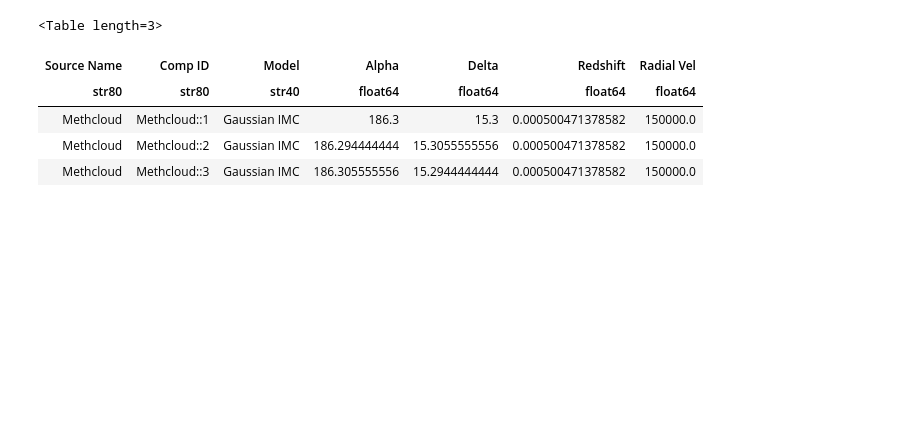
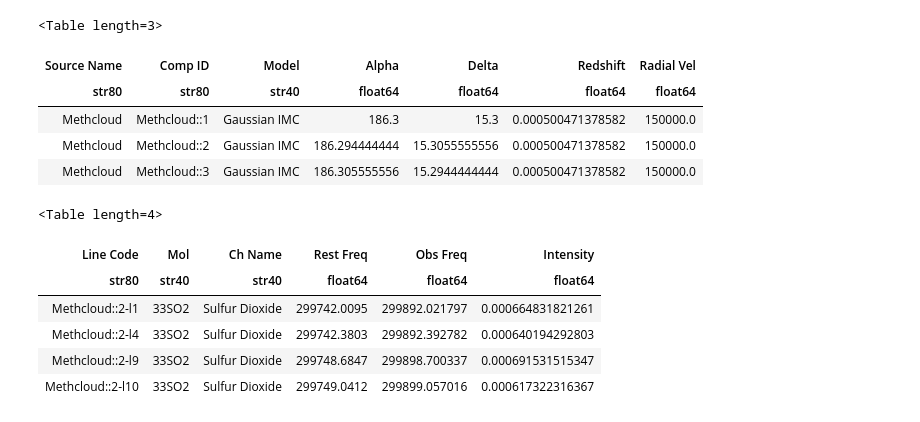
Before and after one commit to ChileanVirtualObservatory/acalib, a Jupyter notebook: notebooks/ACALib FONDEF.ipynb, the cells around one changed output. Cells and saved outputs as stored; diff of their text form; code cells hidden in the pictures; blank space fills up the shorter version.

Commit message:
A small name change

```diff
--- a/notebooks/ACALib FONDEF.ipynb
+++ b/notebooks/ACALib FONDEF.ipynb
@@ -367,2 +369,10 @@ cont.table[1]
 # %%
-cont.table[2]
+cont.tables[2]
+# %% [output]
+<Table length=4>
+| Line Code | Mol | Ch Name | Rest Freq | Obs Freq | Intensity |
+| str80 | str40 | str40 | float64 | float64 | float64 |
+| Methcloud::2-l1 | 33SO2 | Sulfur Dioxide | 299742.0095 | 299892.021797 | 0.000664831821261 |
+| Methcloud::2-l4 | 33SO2 | Sulfur Dioxide | 299742.3803 | 299892.392782 | 0.000640194292803 |
+| Methcloud::2-l9 | 33SO2 | Sulfur Dioxide | 299748.6847 | 299898.700337 | 0.000691531515347 |
+| Methcloud::2-l10 | 33SO2 | Sulfur Dioxide | 299749.0412 | 299899.057016 | 0.000617322316367 |
```
Also changed, not shown: parts of 12 cells of this notebook, 1 other file.
